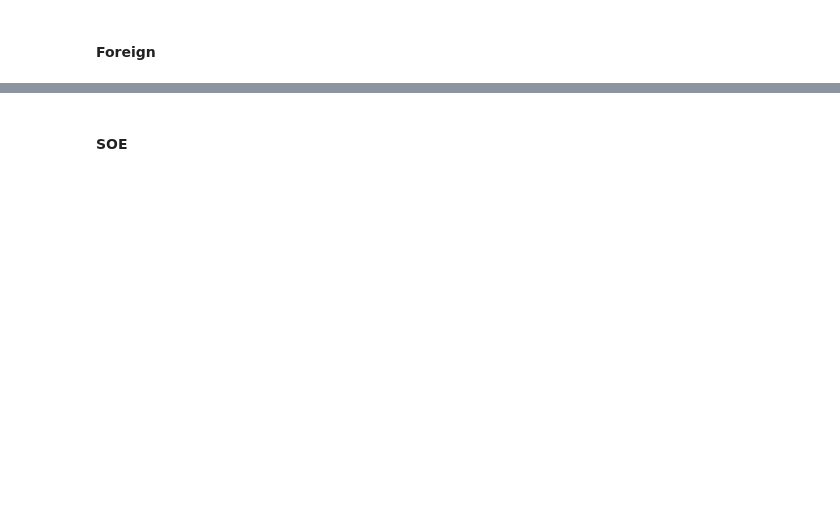
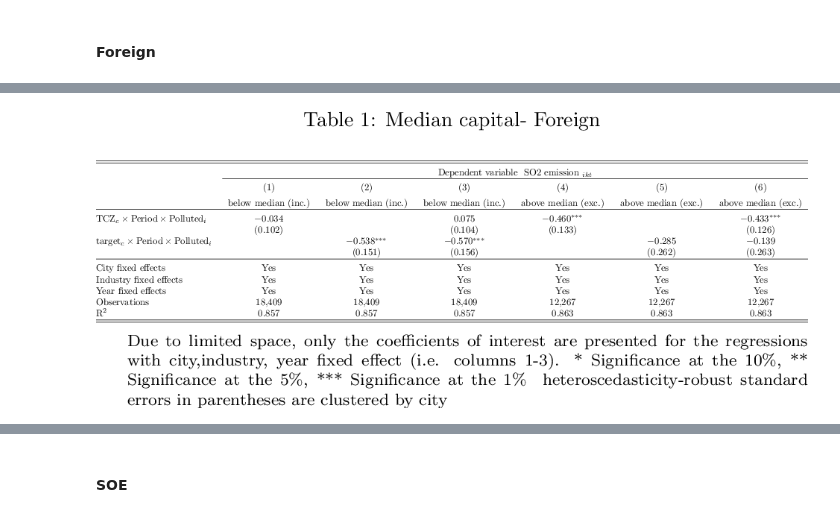
Before and after one commit to thomaspernet/SBC_pollution_China, a Jupyter notebook: Data_analysis/02_analysis_model_A/08_SBC_pollution_China_Revision_New_tables_i.ipynb, the cells around one changed output, grey strips where cells are left out. Cells and saved outputs as stored; diff of their text form; code cells hidden in the pictures; blank space fills up the shorter version.

```diff
--- a/Data_analysis/02_analysis_model_A/08_SBC_pollution_China_Revision_New_tables_i.ipynb
+++ b/Data_analysis/02_analysis_model_A/08_SBC_pollution_China_Revision_New_tables_i.ipynb
@@ -793,21 +978,11 @@ lb.beautify(table_number = 7,
-# %%
-import os
-decile=['& decile .3', 'decile .4',
-        'decile .5','decile .6', ' decile .7',
-       'decile .8']
-
-tb = """\\footnotesize{
-Due to limited space, only the coefficients of interest are presented
-for the regressions with city,industry, year fixed effect (i.e. columns 1-3).
-\sym{*} Significance at the 10\%, \sym{**} Significance at the 5\%, \sym{***} Significance at the 1\% \\
-heteroscedasticity-robust standard errors in parentheses are clustered by city
-}
-"""
-lb.beautify(table_number = 8,
-            remove_control= True,
-            constraint = False,
-            city_industry = False,
-            new_row = decile,
-            table_nte =tb,
-           jupyter_preview = True,
-           resolution = 200)
+# %%
+lb.beautify(table_number = 2,
+            remove_control= True,
+            constraint = False,
+            city_industry = False,
+            new_row = decile,
+            table_nte =tb,
+            jupyter_preview = True,
+            resolution = 200)
+# %% [output]
+[figure, added]
```
Also changed, not shown: parts of 59 cells of this notebook, 1 other file.
